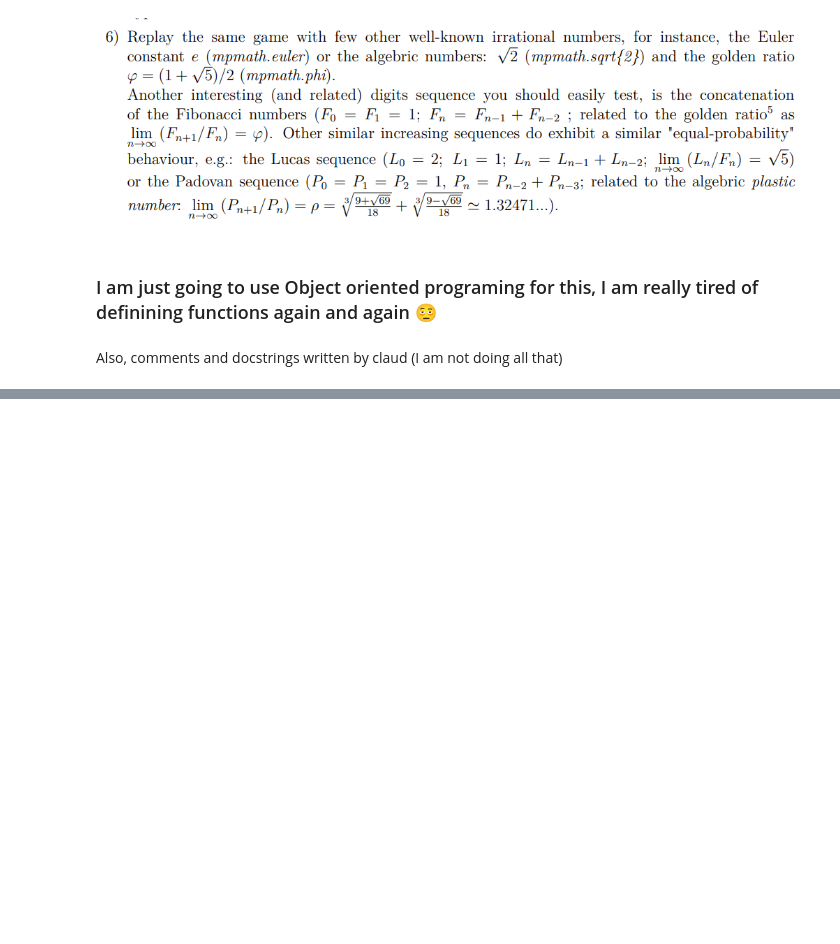
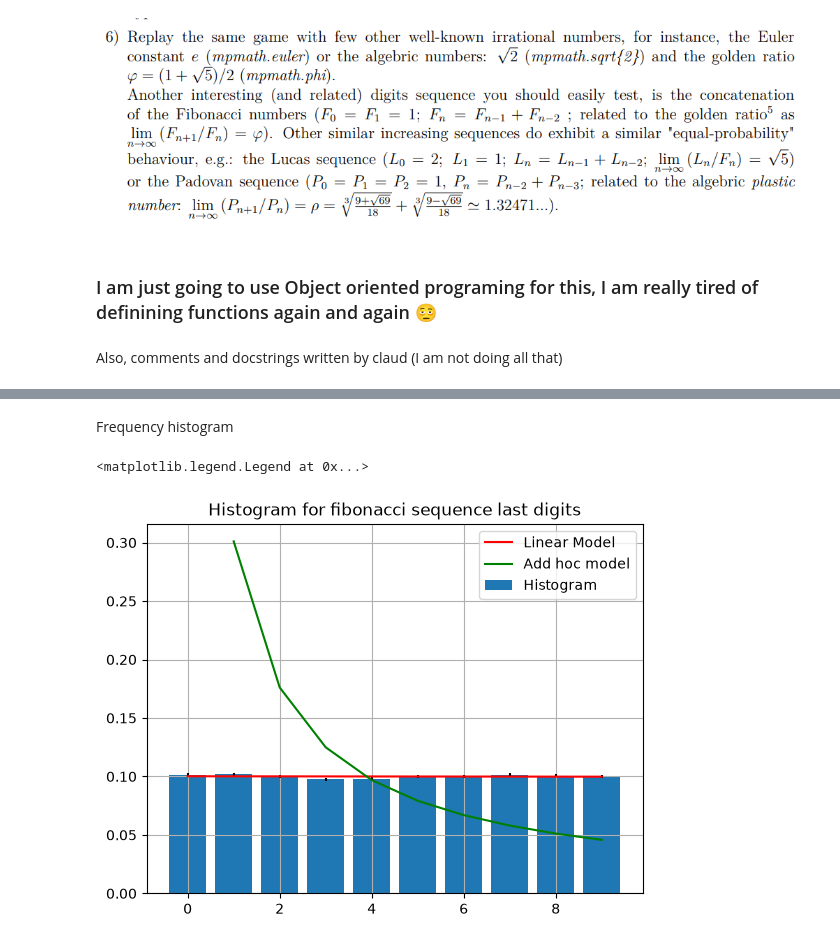
Before and after one commit to Alcatraz312/statistics-is-fun-maybe, a Jupyter notebook: main/problems/digit_density.ipynb, the cells around one changed output, grey strips where cells are left out. Saved outputs shown, nothing was run; the diff lists cells and outputs as text; code cells hidden in the pictures; blank space fills up the shorter version.

Commit message:
did the first part of the last section

```diff
--- a/main/problems/digit_density.ipynb
+++ b/main/problems/digit_density.ipynb
@@ -393,7 +393,7 @@ class DigitFrequencyAnalyzer:
     # plotting
     def plot_histogram(self, ax=None):
         """Bar chart of f_d with error bars, the best-fit line and the 1/10 level."""
-        ax = ax or plt.gca()                        # use current axes if none is given
+        ax = ax                        # use current axes if none is given
         ax.bar(self.d, self.f, yerr=self.sigma, capsize=3, alpha=0.7, label="data")
         ax.plot(self.d, self.linear_model(self.d, *self.popt), "r-o", ms=4, label="best-fit line")
         ax.axhline(0.1, color="k", ls="--", lw=1, label=r"$f_d = 1/10$")
@@ -511,2 +503,23 @@ p-value (mu0 consistency)  = 0.9628
 # %% [markdown]
 ![image.png](attachment:image.png)
+# %%
+fibo = DigitFrequencyAnalyzer(SequenceSource.fibonacci()).run()
+frequencies = fibo.f
+# %% [markdown]
+Frequency histogram
+# %%
+def add_hoc_model(d, alpha, beta):
+
+    return np.log10(d + alpha) - np.log10(d + beta)
+
+popt, cov = curve_fit(add_hoc_model, fibo.d, fibo.f, p0=(1.0, 0.0), sigma=fibo.sigma, absolute_sigma=True)
+# %%
+plt.grid()
+plt.title("Histogram for fibonacci sequence last digits")
+plt.bar(fibo.d, fibo.f, yerr = fibo.sigma, label = "Histogram")
+plt.plot(fibo.d, fibo.linear_model(fibo.d, *fibo.popt), c = "red", label = "Linear Model")
+plt.plot(fibo.d, add_hoc_model(fibo.d, *popt), c = "Green", label = "Add hoc model")
+plt.legend()
+# %% [output]
+<matplotlib.legend.Legend at 0x...>
+[figure, added]
```
Also changed, not shown: parts of 5 cells of this notebook.
